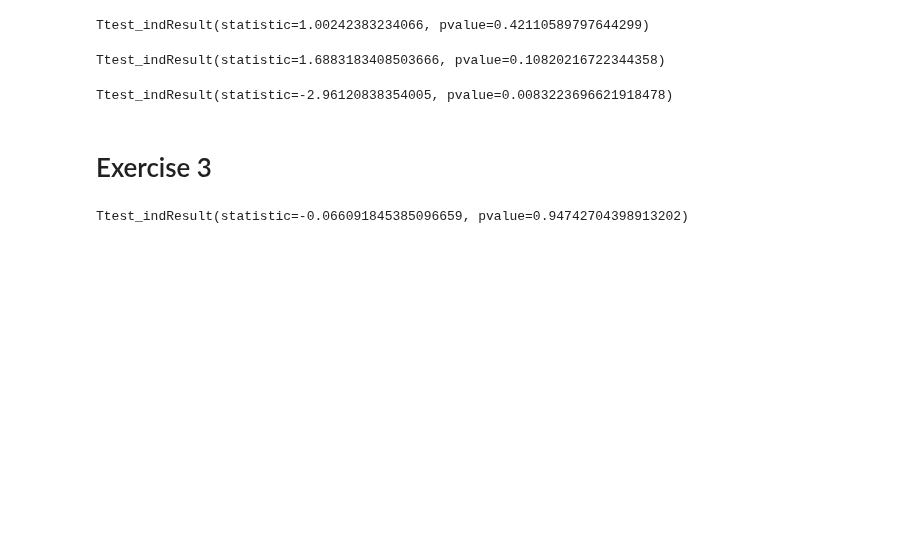
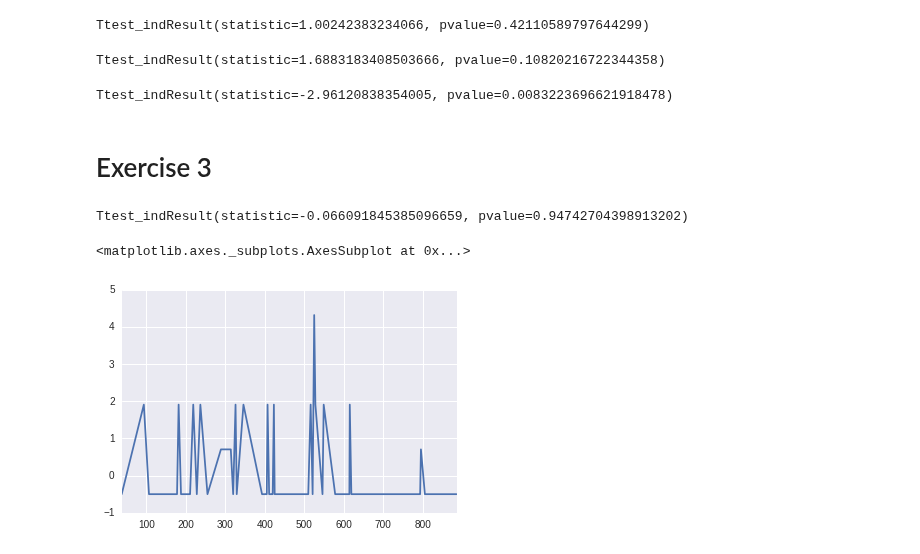
Before and after one commit to meryemmhamdi1/Gokcen_Meryem_Riyadh_ADA, a Jupyter notebook: 02 - Data from the Web/DataFromTheWeb.ipynb, the cells around one changed output. Drawn from its saved outputs; the diff is of its cells as text; code cells hidden in the pictures; blank space fills up the shorter version.

```diff
--- a/02 - Data from the Web/DataFromTheWeb.ipynb
+++ b/02 - Data from the Web/DataFromTheWeb.ipynb
@@ -520,3 +592,39 @@ stats.ttest_ind(a = masterFemales,b = masterMales,
                 equal_var=False)   # Assume samples have equal variance?
 # %% [output]
 Ttest_indResult(statistic=-0.066091845385096659, pvalue=0.94742704398913202)
+# %%
+import numpy as np
+from scipy.stats import kstest
+from scipy.stats import wilcoxon
+females = masterStudents[masterStudents['Gender']=='Madame']['Duration']
+males = masterStudents[masterStudents['Gender']=='Monsieur']['Duration']
+females
+kstest(females,'norm')
+kstest(males,'norm')
+#import matplotlib.pyplot as plt
+#females.plot()
+#plt.hist(males, bins = 10) # males not a normal distribution
+#plt.hist(females) # females not a normal distribution
+wilcoxon(females, y=None, zero_method='wilcox', correction=False)
+
+# Data Normalization
+#Normalization refers to rescaling real valued numeric attributes into the range 0 and 1.
+females_norm = (females - females.mean()) / (females.max() - females.min())
+
+males_norm = (males - males.mean()) / (males.max() - males.min())
+
+#Data Standardization: Standardization refers to shifting the distribution of each attribute
+#to have a mean of zero and a standard deviation of one (unit variance)
+# Standardize the data attributes for the Iris dataset.
+females_stand = (females_norm - females_norm.mean()) / females_norm.std()
+females_stand.describe(include = 'all')
+
+males_stand = (males_norm - males_norm.mean()) / males_norm.std()
+males_stand.describe(include = 'all')
+
+stats.ttest_ind(a = females_stand,b = males_stand,
+                equal_var=False)   # Assume samples have equal variance?
+females_stand.plot()
+# %% [output]
+<matplotlib.axes._subplots.AxesSubplot at 0x...>
+[figure, added]
```
Also changed, not shown: parts of 16 cells of this notebook.
